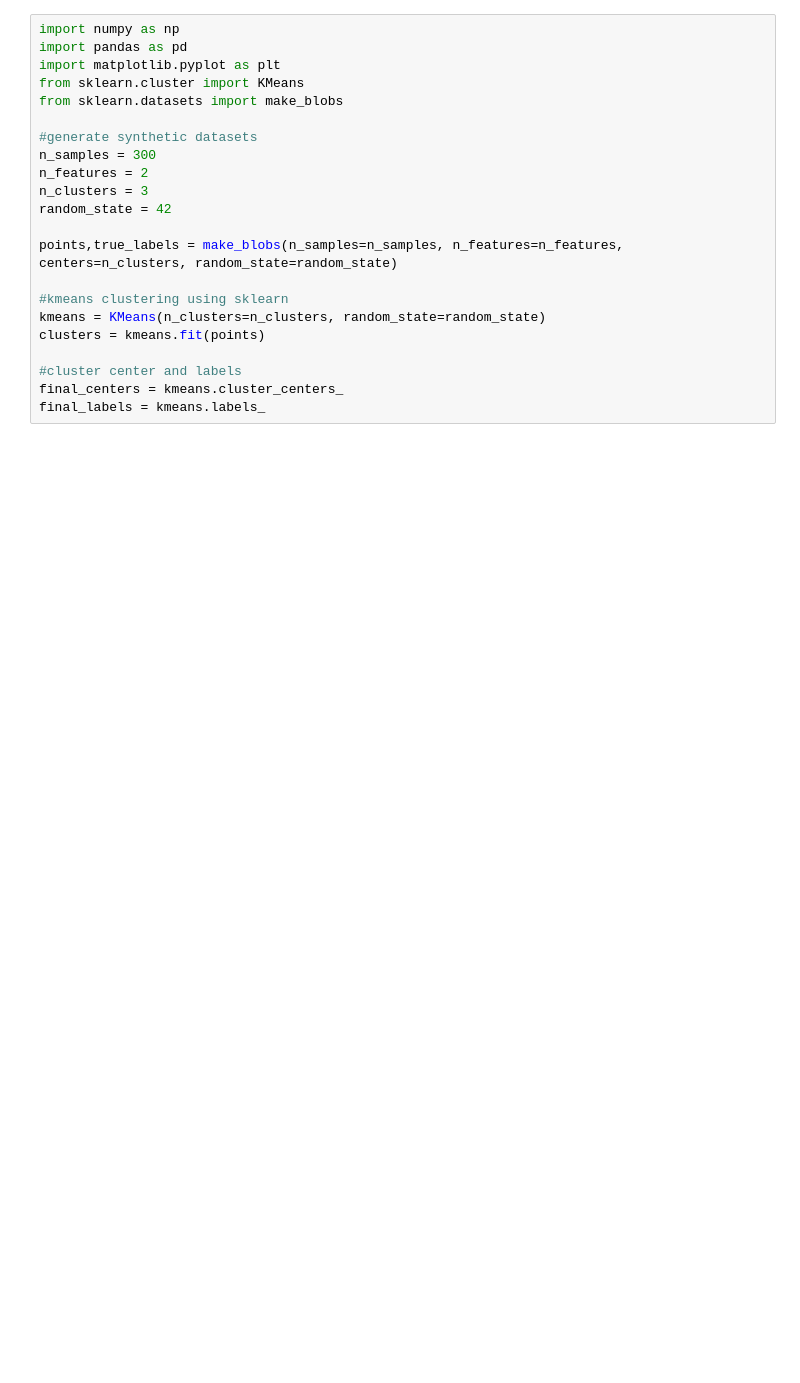
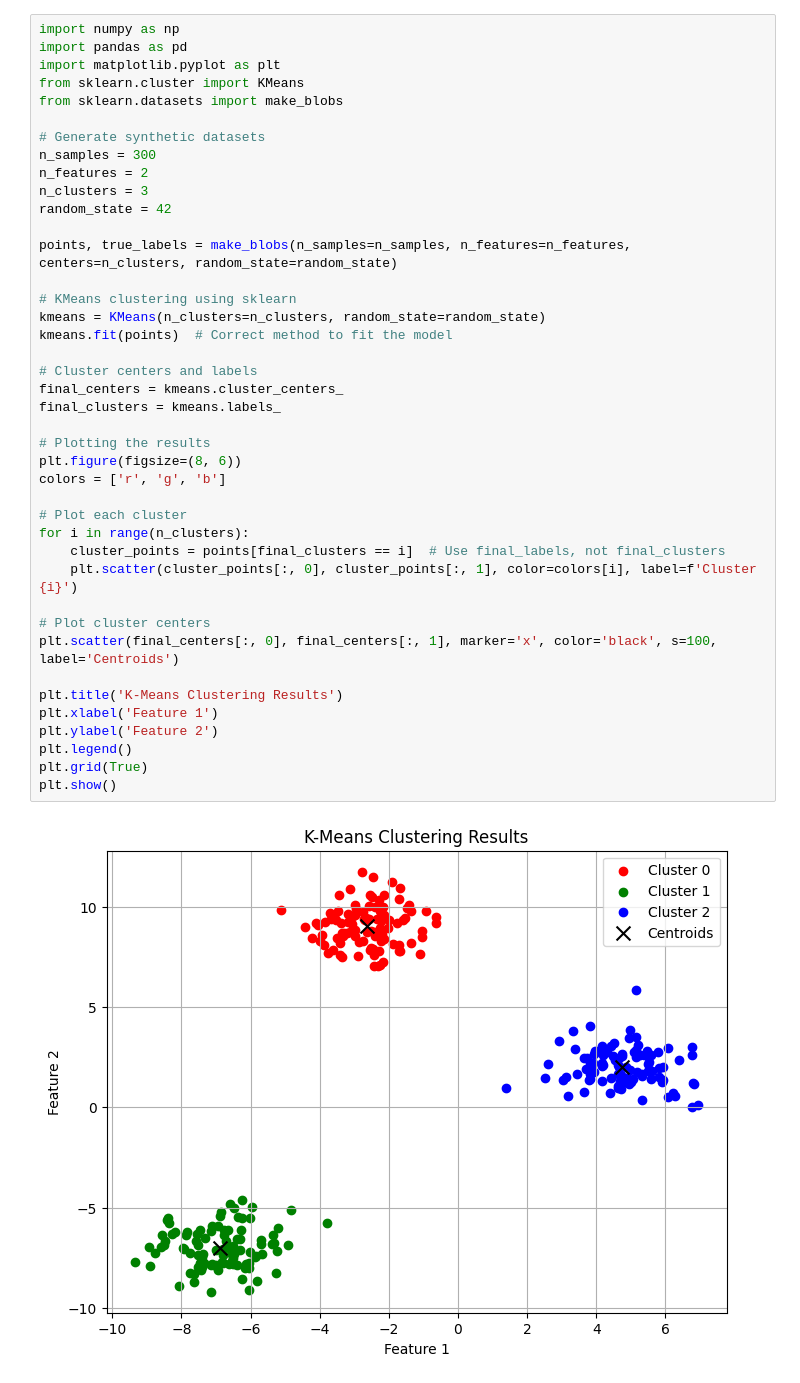
Before and after one commit to Prateek-Poonia/Unsupervised-Machine-Learning, a Jupyter notebook: K_Means.ipynb, the cells around one changed output. Saved outputs shown, nothing was run; the diff lists cells and outputs as text; blank space fills up the shorter version.

```diff
--- a/K_Means.ipynb
+++ b/K_Means.ipynb
@@ -3,22 +3,43 @@
 # %%
 import numpy as np
 import pandas as pd
 import matplotlib.pyplot as plt
 from sklearn.cluster import KMeans
 from sklearn.datasets import make_blobs
 
-#generate synthetic datasets
+# Generate synthetic datasets
 n_samples = 300
 n_features = 2
 n_clusters = 3
 random_state = 42
 
-points,true_labels = make_blobs(n_samples=n_samples, n_features=n_features, centers=n_clusters, random_state=random_state)
+points, true_labels = make_blobs(n_samples=n_samples, n_features=n_features, centers=n_clusters, random_state=random_state)
 
-#kmeans clustering using sklearn
+# KMeans clustering using sklearn
 kmeans = KMeans(n_clusters=n_clusters, random_state=random_state)
-clusters = kmeans.fit(points)
+kmeans.fit(points)  # Correct method to fit the model
 
-#cluster center and labels
+# Cluster centers and labels
 final_centers = kmeans.cluster_centers_
-final_labels = kmeans.labels_
+final_clusters = kmeans.labels_
+
+# Plotting the results
+plt.figure(figsize=(8, 6))
+colors = ['r', 'g', 'b']
+
+# Plot each cluster
+for i in range(n_clusters):
+    cluster_points = points[final_clusters == i]  # Use final_labels, not final_clusters
+    plt.scatter(cluster_points[:, 0], cluster_points[:, 1], color=colors[i], label=f'Cluster {i}')
+
+# Plot cluster centers
+plt.scatter(final_centers[:, 0], final_centers[:, 1], marker='x', color='black', s=100, label='Centroids')
+
+plt.title('K-Means Clustering Results')
+plt.xlabel('Feature 1')
+plt.ylabel('Feature 2')
+plt.legend()
+plt.grid(True)
+plt.show()
+# %% [output]
+[figure, added]
```
